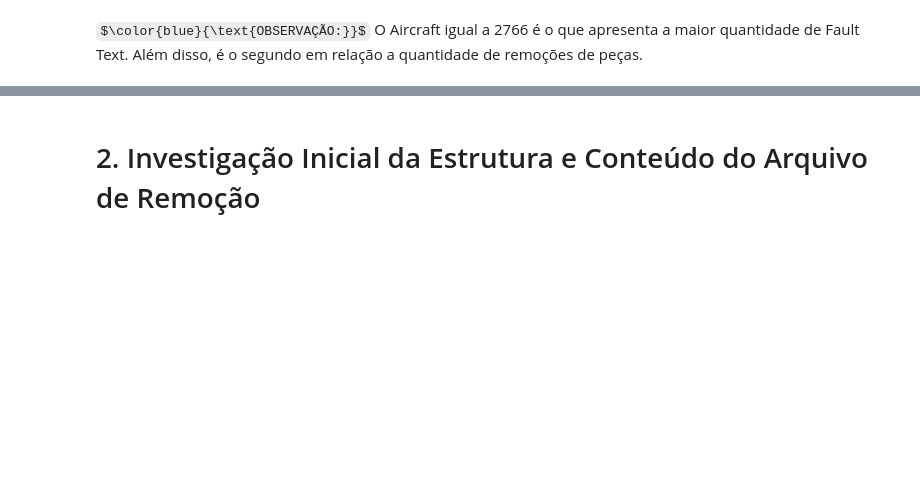
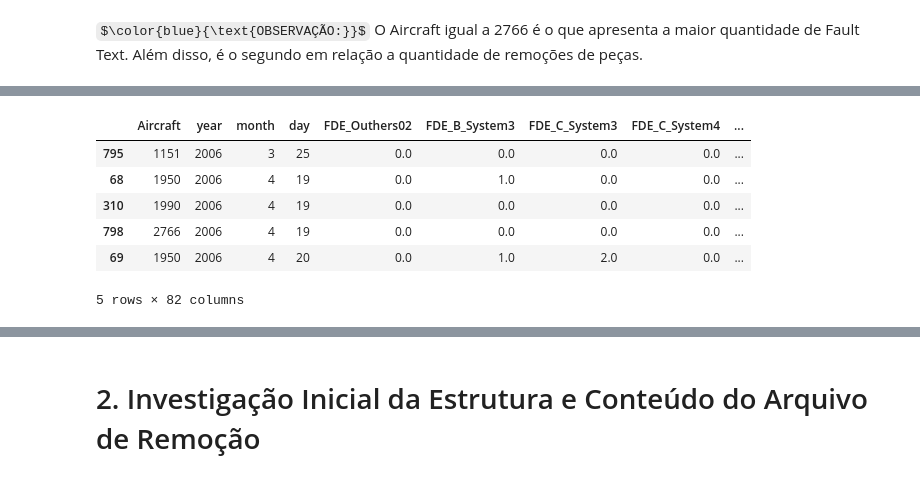
Before and after one commit to marcellyhc/CAP---394-Introdution-to-Data-Science, a Jupyter notebook: v01_TrabalhoFinal_DataScience.ipynb, the cells around one changed output, grey strips where cells are left out. Saved outputs shown, nothing was run; the diff lists cells and outputs as text; code cells hidden in the pictures; some formulas as TeX source; blank space fills up the shorter version.

```diff
--- a/v01_TrabalhoFinal_DataScience.ipynb
+++ b/v01_TrabalhoFinal_DataScience.ipynb
@@ -130 +228,13 @@ $\color{blue}{\text{OBSERVAÇÃO:}}$ O Aircraft igual a 2766 é o que apresenta
+# %%
+# Exibir o cabeçalho do dataframe
+
+df_FDE_All.head()
+# %% [output]
+|  | Aircraft | year | month | day | FDE_Outhers02 | FDE_B_System3 | FDE_C_System3 | FDE_C_System4 | ... |
+| 795 | 1151 | 2006 | 3 | 25 | 0.0 | 0.0 | 0.0 | 0.0 | ... |
+| 68 | 1950 | 2006 | 4 | 19 | 0.0 | 1.0 | 0.0 | 0.0 | ... |
+| 310 | 1990 | 2006 | 4 | 19 | 0.0 | 0.0 | 0.0 | 0.0 | ... |
+| 798 | 2766 | 2006 | 4 | 19 | 0.0 | 0.0 | 0.0 | 0.0 | ... |
+| 69 | 1950 | 2006 | 4 | 20 | 0.0 | 1.0 | 2.0 | 0.0 | ... |
+5 rows × 82 columns
 # %% [markdown]
```
Also changed, not shown: parts of 95 cells of this notebook.
